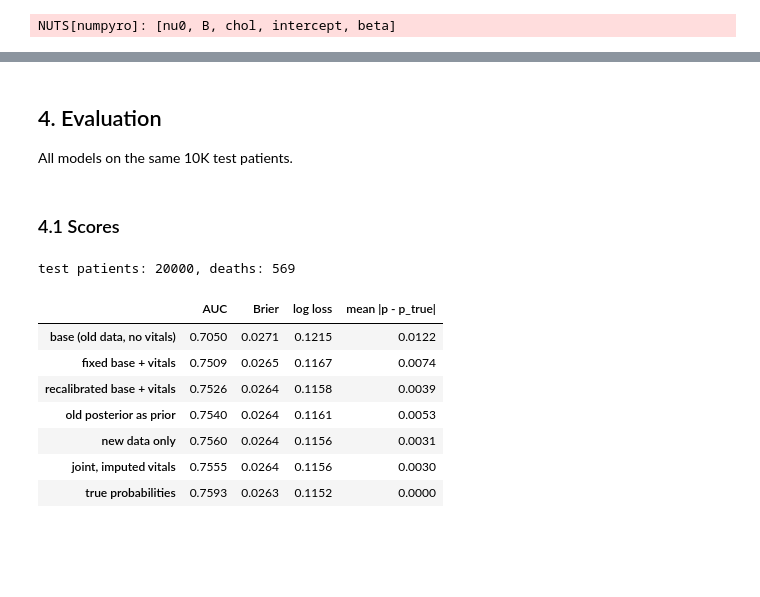
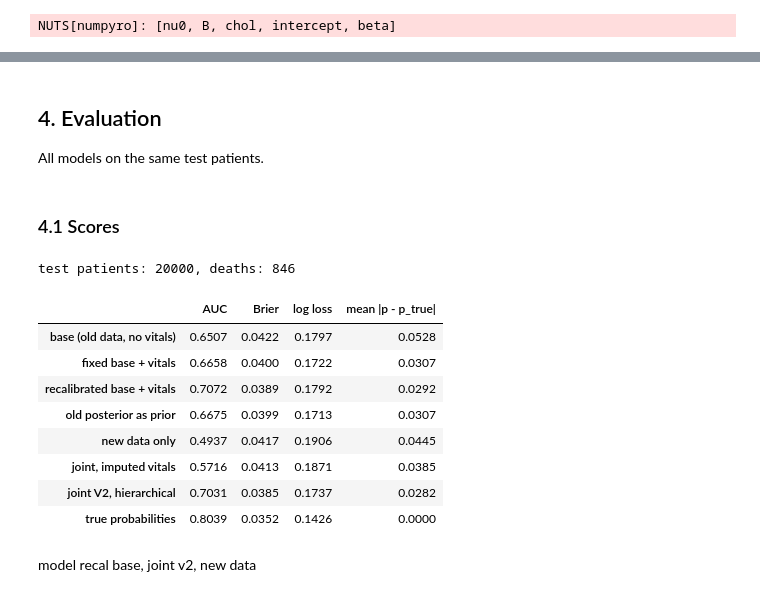
Before and after one commit to santabeard/DataanalysProjekt, a Jupyter notebook: bayesianUpdating/demos/demo_model_update/demo_model_update.ipynb, the cells around one changed output, grey strips where cells are left out. Cells and saved outputs as stored; diff of their text form; code cells hidden in the pictures; blank space fills up the shorter version.

Commit message:
Update Bayesian demos and add joint hierarchical model write-up

```diff
--- a/bayesianUpdating/demos/demo_model_update/demo_model_update.ipynb
+++ b/bayesianUpdating/demos/demo_model_update/demo_model_update.ipynb
@@ -22,7 +22,7 @@ SEED = 42
 ### 1.2 Patients
 # %%
 rng = np.random.default_rng(SEED)
-N_OLD, N_NEW, N_TEST = 20_000, 20_000, 20_000
+N_OLD, N_NEW, N_TEST = 50, 50, 20_000
 N = N_OLD + N_NEW + N_TEST
 COMPLAINTS = ["chest pain", "shortness of breath", "headache", "abdominal pain"]
 
@@ -306,0 +322,26 @@ NUTS[numpyro]: [nu0, B, chol, intercept, beta]
+# %%
+# β: the old model (intercept + base features), θ: the new full model (intercept + base features + vitals)
+OLD_COLS = ["intercept"] + BASE_COLS
+NEW_COLS = ["intercept"] + ALL_COLS
+# A maps β into θ's space: θ's shared coefficients are centred on β, the vitals (not in β) on 0
+A = np.vstack([np.eye(len(OLD_COLS)), np.zeros((len(VITAL_COLS), len(OLD_COLS)))])
+shared = A.sum(axis=1)                                  # 1 for the coefficients β has, 0 for the vitals
+
+with pm.Model(coords={"old_feature": OLD_COLS, "new_feature": NEW_COLS, "feature": ALL_COLS}) as model_joint2:
+    beta_old = pm.Normal("beta_old", mu=0, sigma=1, dims="old_feature")                 # β ~ N(m0 = 0, Σ0 = I)
+    tau = pm.HalfNormal("tau", sigma=10)                                                 # how far θ may drift from β
+    # θ | β, τ ~ N(Aβ, τ²) for the shared coefficients; the vitals keep the N(0, 1) prior of the other models
+    theta = pm.Normal("theta", mu=pm.math.dot(A, beta_old), sigma=tau * shared + (1 - shared), dims="new_feature")
+    # θ under the names `draws_of` reads; risk for a new patient is σ(intercept + xᵀbeta)
+    intercept = pm.Deterministic("intercept", theta[0])
+    beta = pm.Deterministic("beta", theta[1:], dims="feature")
+
+    # each dataset has its own likelihood: old patients through β, new patients through θ
+    pm.Bernoulli("dead_old", logit_p=beta_old[0] + pm.math.dot(X.loc[in_old, BASE_COLS].values, beta_old[1:]),
+                 observed=df.loc[in_old, "dead"].values)
+    pm.Bernoulli("dead_new", logit_p=intercept + pm.math.dot(X.loc[in_new, ALL_COLS].values, beta),
+                 observed=y_new)
+
+    # τ near 0 pins θ to β (a funnel); smaller steps keep NUTS from diverging there
+    idata_joint2 = pm.sample(667, tune=1000, chains=6, nuts_sampler="numpyro", random_seed=SEED,
+                             target_accept=0.99)
@@ -307,6 +366,6 @@ NUTS[numpyro]: [nu0, B, chol, intercept, beta]
 # %% [markdown]
 ## 4. Evaluation
-All models on the same 10K test patients.
+All models on the same test patients.
 # %% [markdown]
 ### 4.1 Scores
 # %%
@@ -325,38 +384,42 @@ def predict(d):
     return p_sum / len(a)
 
 def auc(y, p):
     """Probability that a random death gets a higher prediction than a random survivor."""
     r = pd.Series(p).rank().values
     n1, n0 = y.sum(), len(y) - y.sum()
     return (r[y == 1].sum() - n1 * (n1 + 1) / 2) / (n1 * n0)
 
 def scores(p):
     return {
         "AUC": auc(y_test, p),
         "Brier": np.mean((p - y_test) ** 2),
         "log loss": -np.mean(y_test * np.log(p) + (1 - y_test) * np.log(1 - p)),
         "mean |p - p_true|": np.abs(p - p_true_test).mean(),
     }
 
 models = {
     "base (old data, no vitals)": base_draws,
     "fixed base + vitals": draws_of(idata_fixed, VITAL_COLS, base_lp=1.0),
     "recalibrated base + vitals": draws_of(idata_recal, RECAL_COLS),
     "old posterior as prior": draws_of(idata_prior, ALL_COLS),
     "new data only": draws_of(idata_new, ALL_COLS),
     "joint, imputed vitals": draws_of(idata_joint, ALL_COLS),
+    "joint V2, hierarchical": draws_of(idata_joint2, ALL_COLS),
 }
 results = pd.DataFrame({name: scores(predict(d)) for name, d in models.items()}).T
 results.loc["true probabilities"] = scores(p_true_test)
 print(f"test patients: {len(y_test)}, deaths: {y_test.sum()}")
 results.round(4)
 # %% [output]
-test patients: 20000, deaths: 569
+test patients: 20000, deaths: 846
 |  | AUC | Brier | log loss | mean |p - p_true| |
-| base (old data, no vitals) | 0.7050 | 0.0271 | 0.1215 | 0.0122 |
-| fixed base + vitals | 0.7509 | 0.0265 | 0.1167 | 0.0074 |
-| recalibrated base + vitals | 0.7526 | 0.0264 | 0.1158 | 0.0039 |
-| old posterior as prior | 0.7540 | 0.0264 | 0.1161 | 0.0053 |
-| new data only | 0.7560 | 0.0264 | 0.1156 | 0.0031 |
-| joint, imputed vitals | 0.7555 | 0.0264 | 0.1156 | 0.0030 |
-| true probabilities | 0.7593 | 0.0263 | 0.1152 | 0.0000 |
+| base (old data, no vitals) | 0.6507 | 0.0422 | 0.1797 | 0.0528 |
+| fixed base + vitals | 0.6658 | 0.0400 | 0.1722 | 0.0307 |
+| recalibrated base + vitals | 0.7072 | 0.0389 | 0.1792 | 0.0292 |
+| old posterior as prior | 0.6675 | 0.0399 | 0.1713 | 0.0307 |
+| new data only | 0.4937 | 0.0417 | 0.1906 | 0.0445 |
+| joint, imputed vitals | 0.5716 | 0.0413 | 0.1871 | 0.0385 |
+| joint V2, hierarchical | 0.7031 | 0.0385 | 0.1737 | 0.0282 |
+| true probabilities | 0.8039 | 0.0352 | 0.1426 | 0.0000 |
+# %% [markdown]
+model recal base, joint v2, new data
```
Also changed, not shown: parts of 14 cells of this notebook, 5 other files.
